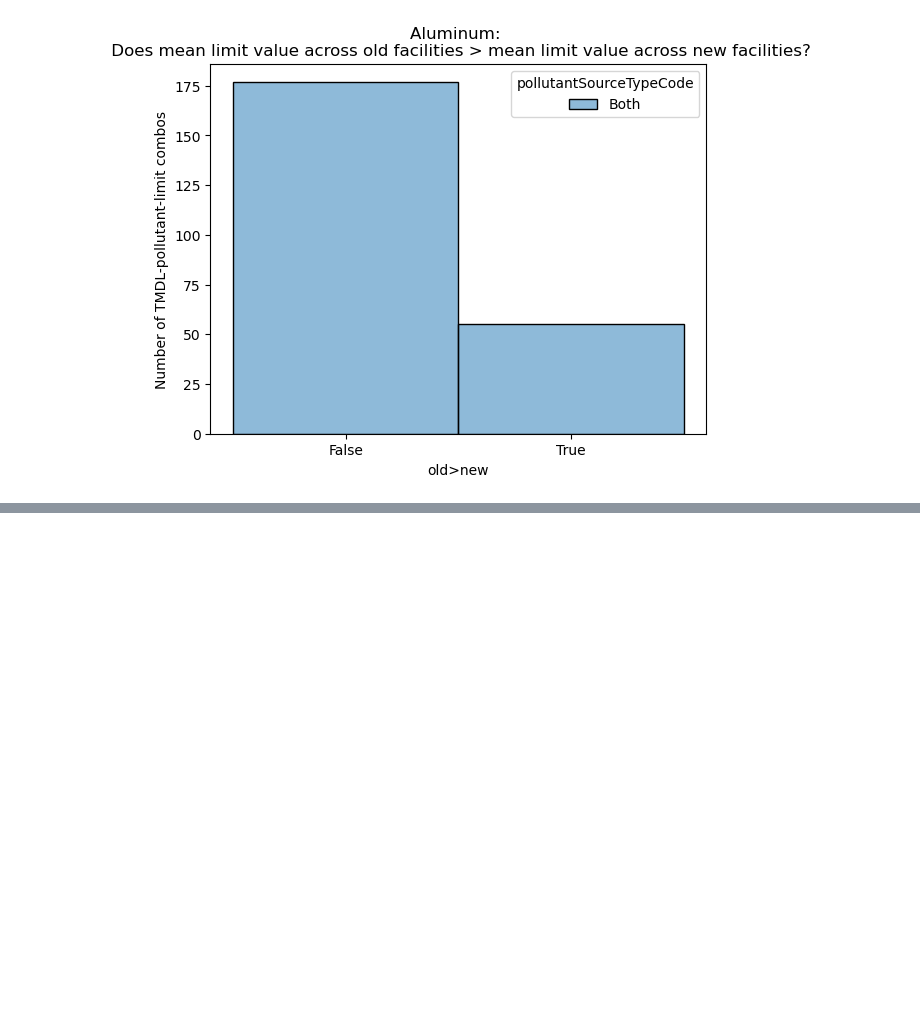
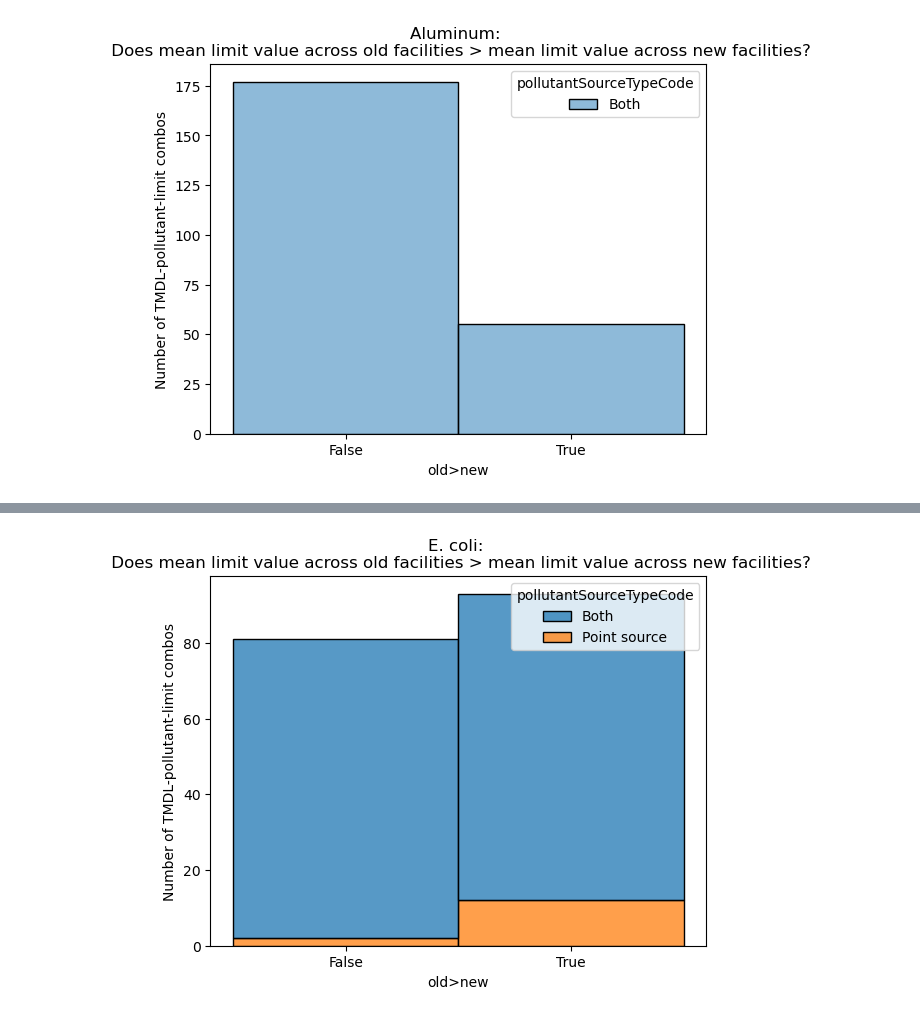
Before and after one commit to reglab/TMDLs_archived, a Jupyter notebook: exploring_grandfathering.ipynb, the cells around one changed output, grey strips where cells are left out. Saved outputs shown, nothing was run; the diff lists cells and outputs as text; code cells hidden in the pictures; blank space fills up the shorter version.

Commit message:
Added E. coli analysis

```diff
--- a/exploring_grandfathering.ipynb
+++ b/exploring_grandfathering.ipynb
@@ -222,5 +222,5 @@ sns.histplot(data=results[['old>new', 'pollutantSourceTypeCode']], x='old>new',
 # %%
 # Merge limits with TMDLs and run difference test
-PCB_limits_merged = merge_limits_tmdls(['POLYCHLORINATED BIPHENYLS (PCBS)'], 'PCB_dmrs.csv', permit_data, tmdls_merged)
-results = test_facility_limit_diffs(PCB_limits_merged)
+ecoli_limits_merged = merge_limits_tmdls(['ESCHERICHIA COLI (E. COLI)'], 'ecoli_dmrs.csv', permit_data, tmdls_merged)
+results = test_facility_limit_diffs(ecoli_limits_merged)
 results
@@ -227,5 +245,7 @@ results
 # %%
 plt.style.use('default')
-plt.title('PCBs: \n Does mean limit value across old facilities > mean limit value across new facilities?');
+plt.title('E. coli: \n Does mean limit value across old facilities > mean limit value across new facilities?');
 plt.ylabel('Number of TMDL-pollutant-limit combos')
-sns.histplot(data=results[['old>new', 'pollutantSourceTypeCode']], x='old>new', hue='pollutantSourceTypeCode');
+sns.histplot(data=results[['old>new', 'pollutantSourceTypeCode']], x='old>new', multiple='stack', hue='pollutantSourceTypeCode');
+# %% [output]
+[figure, added]
```
Also changed, not shown: parts of 3 cells of this notebook.
